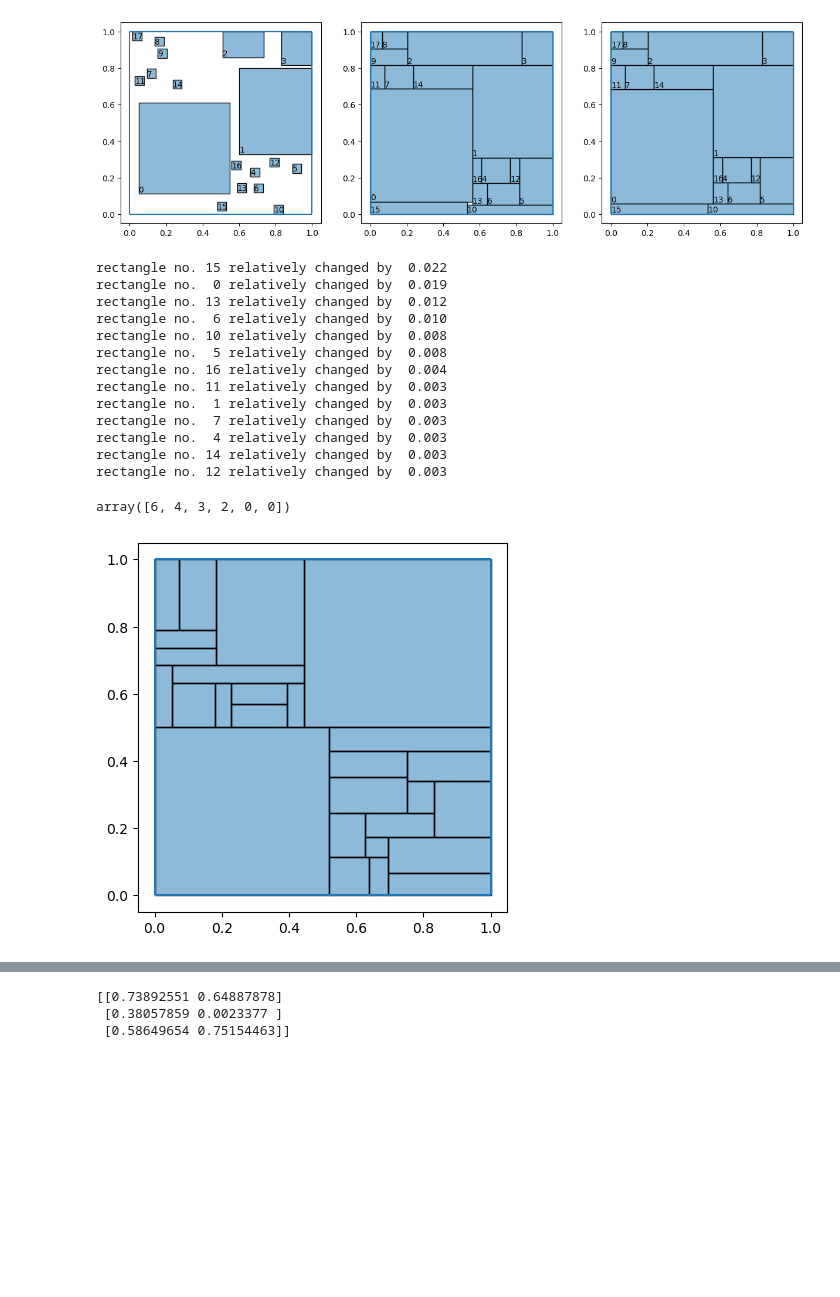
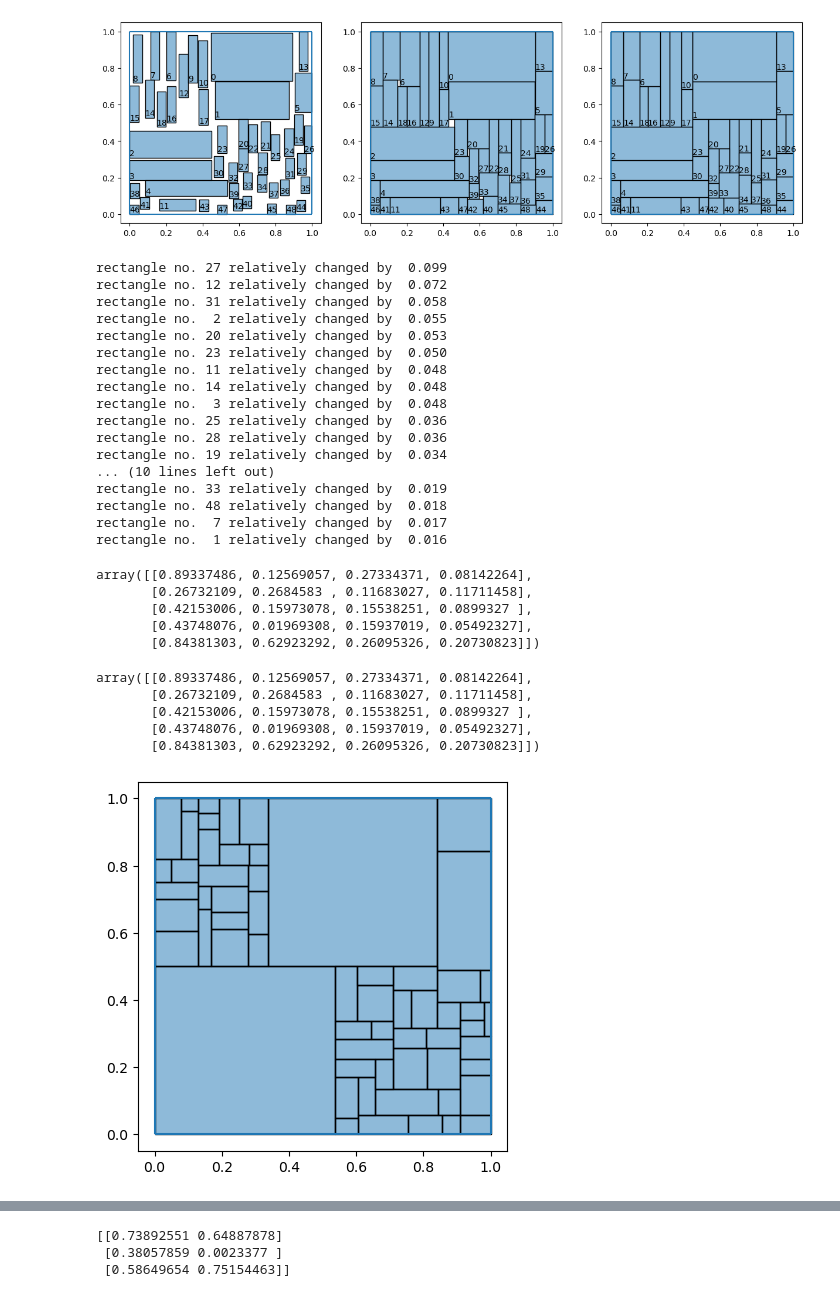
Before and after one commit to Polatucha16/SquareDivision, a Jupyter notebook: square_division_example.ipynb, the cells around one changed output, grey strips where cells are left out. Saved outputs shown, nothing was run; the diff lists cells and outputs as text; code cells hidden in the pictures; blank space fills up the shorter version.

```diff
--- a/square_division_example.ipynb
+++ b/square_division_example.ipynb
@@ -1,37 +1,52 @@
 # %%
 import numpy as np
 from SquareDivision.src.rectangle_class import Rectangulation
 
-rects = Rectangulation(config={'seed' : 1236})# 1000000000000001})#123456})
-rects.execute(num=50)
-rects.prepare_constraints(keep_feasible=True)
+rects = Rectangulation(config={'seed' : 12356005403})
+rects.execute(num=800)
+rects.prepare_constraints()
 rects.close_holes()
 
 rects.draw(disjoint=True, inflated=True, closed=True)
 # %% [output]
-[figure, old version]
+[figure, new version]
 # %%
-rects.report(tol=0.001)
+rects.report(tol=0.015)
 # %% [output]
-rectangle no. 15 relatively changed by  0.022
-rectangle no.  0 relatively changed by  0.019
-rectangle no. 13 relatively changed by  0.012
-rectangle no.  6 relatively changed by  0.010
-rectangle no. 10 relatively changed by  0.008
-rectangle no.  5 relatively changed by  0.008
-rectangle no. 16 relatively changed by  0.004
-rectangle no. 11 relatively changed by  0.003
-rectangle no.  1 relatively changed by  0.003
-rectangle no.  7 relatively changed by  0.003
-rectangle no.  4 relatively changed by  0.003
-rectangle no. 14 relatively changed by  0.003
-rectangle no. 12 relatively changed by  0.003
+rectangle no. 27 relatively changed by  0.099
+rectangle no. 12 relatively changed by  0.072
+rectangle no. 31 relatively changed by  0.058
+rectangle no.  2 relatively changed by  0.055
+rectangle no. 20 relatively changed by  0.053
+rectangle no. 23 relatively changed by  0.050
+rectangle no. 11 relatively changed by  0.048
+rectangle no. 14 relatively changed by  0.048
+rectangle no.  3 relatively changed by  0.048
+rectangle no. 25 relatively changed by  0.036
+rectangle no. 28 relatively changed by  0.036
+rectangle no. 19 relatively changed by  0.034
+... (10 lines left out)
+rectangle no. 33 relatively changed by  0.019
+rectangle no. 48 relatively changed by  0.018
+rectangle no.  7 relatively changed by  0.017
+rectangle no.  1 relatively changed by  0.016
-# %%
-a = np.array([3,0,2,0,4,6])
-order = np.argsort(a)[::-1]
-a[order]
-# %% [output]
-array([6, 4, 3, 2, 0, 0])
+# %%
+rects.build_rectangles(num=5)
+rects.rectangles
+# %% [output]
+array([[0.89337486, 0.12569057, 0.27334371, 0.08142264],
+       [0.26732109, 0.2684583 , 0.11683027, 0.11711458],
+       [0.42153006, 0.15973078, 0.15538251, 0.0899327 ],
+       [0.43748076, 0.01969308, 0.15937019, 0.05492327],
+       [0.84381303, 0.62923292, 0.26095326, 0.20730823]])
+# %%
+rects.rectangles
+# %% [output]
+array([[0.89337486, 0.12569057, 0.27334371, 0.08142264],
+       [0.26732109, 0.2684583 , 0.11683027, 0.11711458],
+       [0.42153006, 0.15973078, 0.15538251, 0.0899327 ],
+       [0.43748076, 0.01969308, 0.15937019, 0.05492327],
+       [0.84381303, 0.62923292, 0.26095326, 0.20730823]])
 # %%
 adotat = np.linalg.inv(np.matmul(rects.constraint.A, np.transpose(rects.constraint.A)))
 l = np.matmul(adotat, -rects.constraint.A.dot(rects.x0)+rects.constraint.lb)
@@ -42,7 +57,7 @@ lin_sol = (rects.x0 + (rects.constraint.A.T).dot(l)).reshape(-1,4)
 fig, ax = plt.subplots()
 ax = draw_rectangles(ax, lin_sol)
 # %% [output]
-[figure, old version]
+[figure, new version]
 # %%
 import numpy as np
 from SquareDivision.src.distributions import RngDistribution, SizeDistribution, linear_on_position
```
Also changed, not shown: parts of 3 cells of this notebook, 7 other files.
